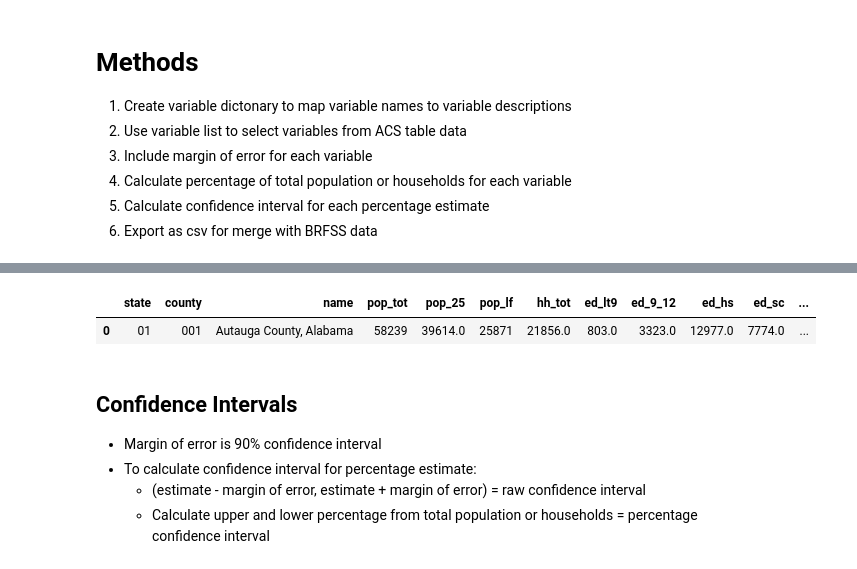
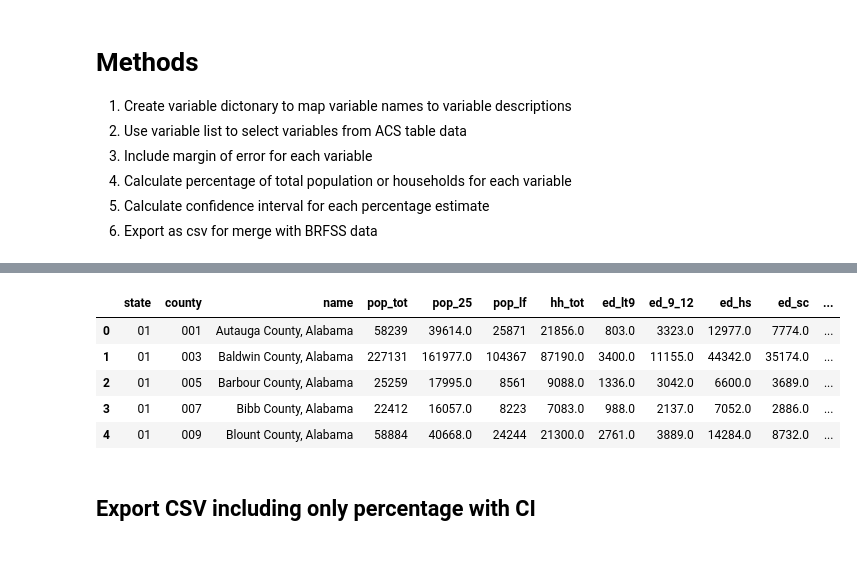
Before and after one commit to mfarme/eHealthEquity, a Jupyter notebook: Research/Data Source/ACS.ipynb, the cells around one changed output, grey strips where cells are left out. Saved outputs shown, nothing was run; the diff lists cells and outputs as text; code cells hidden in the pictures.

Commit message:
finished percentage estimates with CI, exported as CSV. Ready for merge with PLACES/BRFSS

```diff
--- a/Research/Data Source/ACS.ipynb
+++ b/Research/Data Source/ACS.ipynb
@@ -90,7 +90,7 @@ var_map = {
   "DP03_0030E" : "occ_nat_res", # Estimate of civilian employed population 16 years and over in natural resources, construction, and maintenance occupations
   "DP03_0031E" : "occ_prod", # Estimate of civilian employed population 16 years and over in production, transportation, and material moving occupations
 
-  "DP03_0007M" : "m_occ_n_lab", # Estimate of civilian employed population 16 years and over not in labor force, margin of error
+  "DP03_0005M" : "m_occ_unemp", # Estimate of civilian employed population 16 years and over not in labor force, margin of error
   "DP03_0027M" : "m_occ_mgt", # Estimate of civilian employed population 16 years and over in management, business, science, and arts occupations, margin of error
   "DP03_0028M" : "m_occ_svc", # Estimate of civilian employed population 16 years and over in service occupations, margin of error
   "DP03_0029M" : "m_occ_sales", # Estimate of civilian employed population 16 years and over in sales and office occupations, margin of error
@@ -103,7 +103,7 @@ var_map = {
   "DP03_0099M": "m_hlth_unins", # Estimate of civilian noninstitutionalized population without health insurance coverage, margin of error
 
   #Income (Estimates not available, percentage only)
-  "DP03_0128PE": "ses_pov", # Percentage estimate of all people whose income in past 12 is below poverty level; all people
+  "DP03_0128PE": "pct_ses_pov", # Percentage estimate of all people whose income in past 12 is below poverty level; all people
 
   #Transportation
   "DP04_0058E": "tp_veh_0", # Estimate of occupied housing units with no vehicles available
@@ -132,23 +132,8 @@ df.columns = map(str.lower, df.columns)
 # %%
-# Variables that use total population
-pop = [
-    'age_gte65','race_white', 'race_black', 'race_aian', 'race_asian',
-    'race_nhopi', 'race_other', 'hlth_unins',
-    'sex_male','sex_female'
+all_vars = [
+    'age_gte65', 'race_white', 'race_black', 'race_aian', 'race_asian',
+    'race_nhopi', 'race_other', 'hlth_unins', 'sex_male', 'sex_female',
+    'ed_lt9', 'ed_9_12', 'ed_hs', 'ed_sc', 'ed_asc', 'ed_b', 'ed_gr',
+    'occ_unemp', 'occ_mgt', 'eth_hisp', 'occ_svc', 'occ_sales', 'occ_nat_res', 'occ_prod',
+    'tp_veh_0', 'tp_veh_1', 'tp_veh_2', 'tp_veh_3', 'dg_bb_int'
 ]
-
-# Variables that use 25+ population
-edu_pop = [
-    'ed_lt9', 'ed_9_12', 'ed_hs', 'ed_sc', 'ed_asc', 'ed_b', 'ed_gr',
-]
-
-# Variables that use 16+ population
-occ_pop = [
-    'occ_unemp', 'occ_mgt', 'eth_hisp',
-    'occ_svc', 'occ_sales', 'occ_nat_res', 'occ_prod'
-]
-
-# Variables that use household count
-hh = [
-    'tp_veh_0','tp_veh_1', 'tp_veh_2', 'tp_veh_3', 'dg_bb_int'
-]
@@ -156,0 +146,7 @@ hh = [
+# %%
+# Iterate over columns and create new columns for upper and lower bounds
+for col in all_vars:
+    lower_col = "lower_" + col
+    upper_col = "upper_" + col
+    df[lower_col] = df[col] - df["m_" + col]
+    df[upper_col] = df[col] + df["m_" + col]
@@ -164,14 +205,12 @@ for i in hh:
 for i in occ_pop:
     df['pct_'+i] = df[i]/df['pop_lf']
 # %%
-df.head(1)
+df.head()
 # %% [output]
 |  | state | county | name | pop_tot | pop_25 | pop_lf | hh_tot | ed_lt9 | ed_9_12 | ed_hs | ed_sc | ... |
 | 0 | 01 | 001 | Autauga County, Alabama | 58239 | 39614.0 | 25871 | 21856.0 | 803.0 | 3323.0 | 12977.0 | 7774.0 | ... |
+| 1 | 01 | 003 | Baldwin County, Alabama | 227131 | 161977.0 | 104367 | 87190.0 | 3400.0 | 11155.0 | 44342.0 | 35174.0 | ... |
+| 2 | 01 | 005 | Barbour County, Alabama | 25259 | 17995.0 | 8561 | 9088.0 | 1336.0 | 3042.0 | 6600.0 | 3689.0 | ... |
+| 3 | 01 | 007 | Bibb County, Alabama | 22412 | 16057.0 | 8223 | 7083.0 | 988.0 | 2137.0 | 7052.0 | 2886.0 | ... |
+| 4 | 01 | 009 | Blount County, Alabama | 58884 | 40668.0 | 24244 | 21300.0 | 2761.0 | 3889.0 | 14284.0 | 8732.0 | ... |
-# %% [markdown]
-## Confidence Intervals
-- Margin of error is 90% confidence interval
-- To calculate confidence interval for percentage estimate:
-    - (estimate - margin of error, estimate + margin of error) = raw confidence interval
-    - Calculate upper and lower percentage from total population or households = percentage confidence interval
 # %%
@@ -179,0 +219,2 @@ df.to_csv('acs5y_2021.csv', index=False, header=True)
+# %% [markdown]
+## Export CSV including only percentage with CI
```
Also changed, not shown: parts of 7 cells of this notebook.
